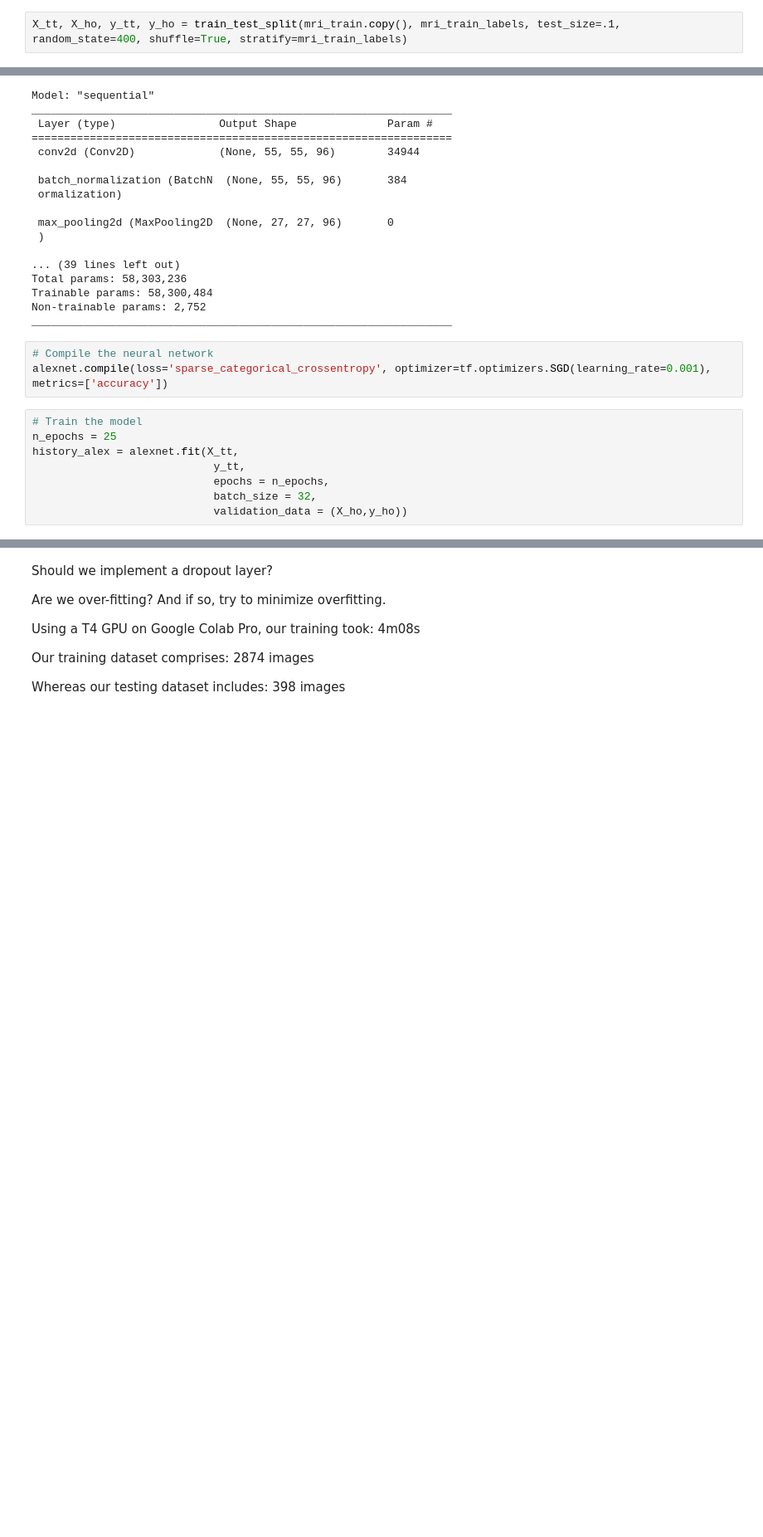
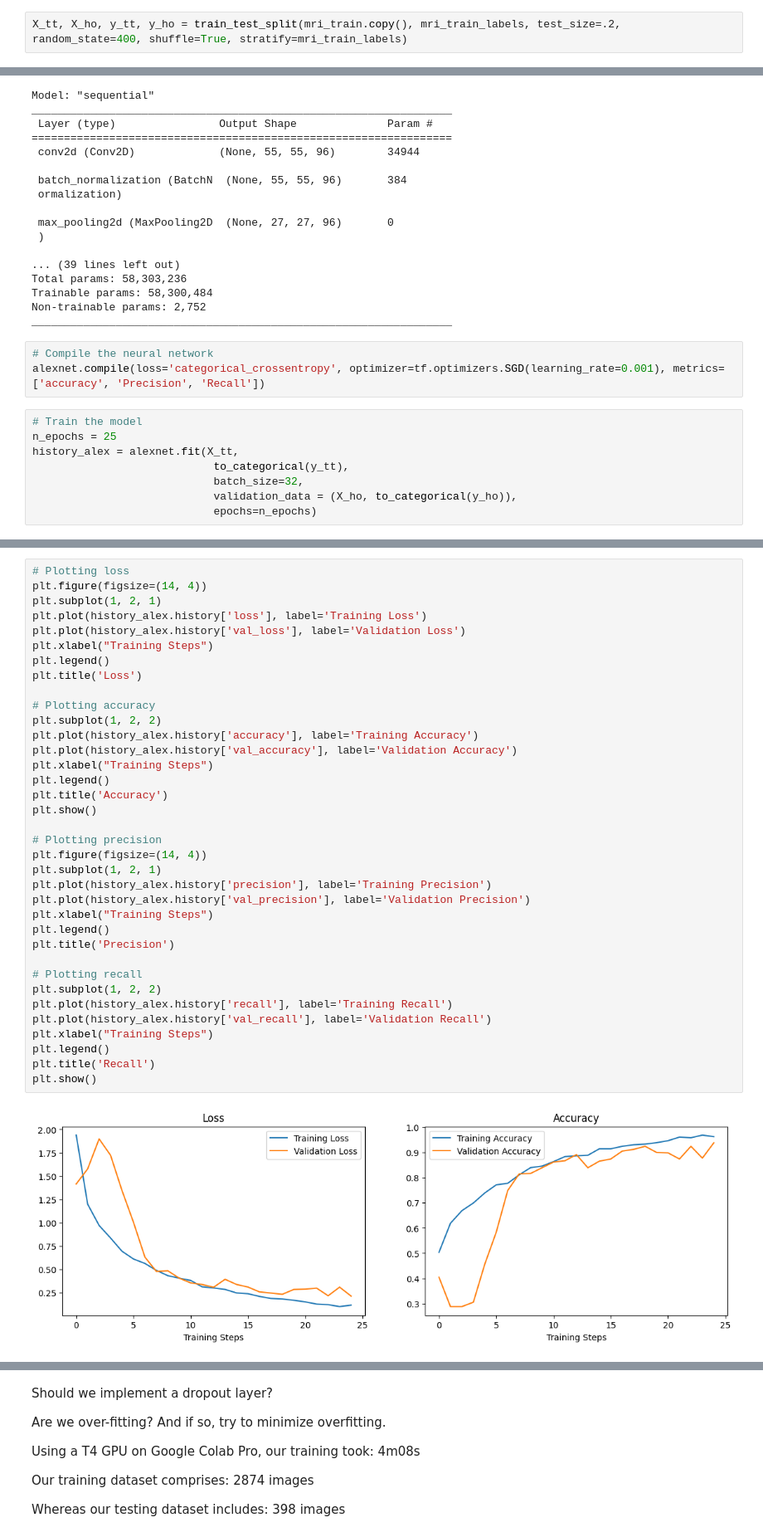
Before and after one commit to ZahraAdahman/MRI_Classification, a Jupyter notebook: MRI_Classification_multiple_models.ipynb, the cells around one changed output, grey strips where cells are left out. Shown at 83% size. Drawn from its saved outputs; the diff is of its cells as text; blank space fills up the shorter version.

```diff
--- a/MRI_Classification_multiple_models.ipynb
+++ b/MRI_Classification_multiple_models.ipynb
@@ -146,5 +155,5 @@ mri_test_labels[len(glioma_test) + len(meningioma_test) + len(pituitary_test):]
 # %%
-X_tt, X_ho, y_tt, y_ho = train_test_split(mri_train.copy(), mri_train_labels, test_size=.1, random_state=400, shuffle=True, stratify=mri_train_labels)
+X_tt, X_ho, y_tt, y_ho = train_test_split(mri_train.copy(), mri_train_labels, test_size=.2, random_state=400, shuffle=True, stratify=mri_train_labels)
 # %%
 # Implementation of AlexNet
 
@@ -191,14 +200,14 @@ Non-trainable params: 2,752
 _________________________________________________________________
 # %%
 # Compile the neural network
-alexnet.compile(loss='sparse_categorical_crossentropy', optimizer=tf.optimizers.SGD(learning_rate=0.001), metrics=['accuracy'])
+alexnet.compile(loss='categorical_crossentropy', optimizer=tf.optimizers.SGD(learning_rate=0.001), metrics=['accuracy', 'Precision', 'Recall'])
 # %%
 # Train the model
 n_epochs = 25
 history_alex = alexnet.fit(X_tt,
-                            y_tt,
-                            epochs = n_epochs,
-                            batch_size = 32,
-                            validation_data = (X_ho,y_ho))
+                            to_categorical(y_tt),
+                            batch_size=32,
+                            validation_data = (X_ho, to_categorical(y_ho)),
+                            epochs=n_epochs)
 # %% [output]
 Epoch 1/25
@@ -257,0 +230,38 @@ plt.show()
+# %%
+# Plotting loss
+plt.figure(figsize=(14, 4))
+plt.subplot(1, 2, 1)
+plt.plot(history_alex.history['loss'], label='Training Loss')
+plt.plot(history_alex.history['val_loss'], label='Validation Loss')
+plt.xlabel("Training Steps")
+plt.legend()
+plt.title('Loss')
+
+# Plotting accuracy
+plt.subplot(1, 2, 2)
+plt.plot(history_alex.history['accuracy'], label='Training Accuracy')
+plt.plot(history_alex.history['val_accuracy'], label='Validation Accuracy')
+plt.xlabel("Training Steps")
+plt.legend()
+plt.title('Accuracy')
+plt.show()
+
+# Plotting precision
+plt.figure(figsize=(14, 4))
+plt.subplot(1, 2, 1)
+plt.plot(history_alex.history['precision'], label='Training Precision')
+plt.plot(history_alex.history['val_precision'], label='Validation Precision')
+plt.xlabel("Training Steps")
+plt.legend()
+plt.title('Precision')
+
+# Plotting recall
+plt.subplot(1, 2, 2)
+plt.plot(history_alex.history['recall'], label='Training Recall')
+plt.plot(history_alex.history['val_recall'], label='Validation Recall')
+plt.xlabel("Training Steps")
+plt.legend()
+plt.title('Recall')
+plt.show()
+# %% [output]
+[figure, added]
```
Also changed, not shown: parts of 28 cells of this notebook.
